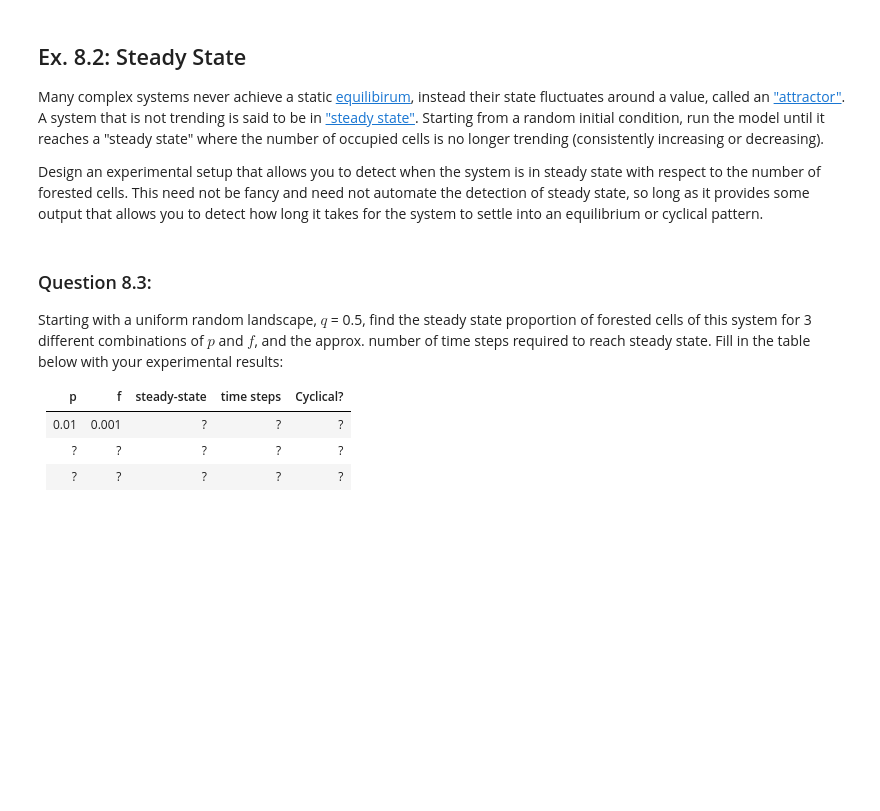
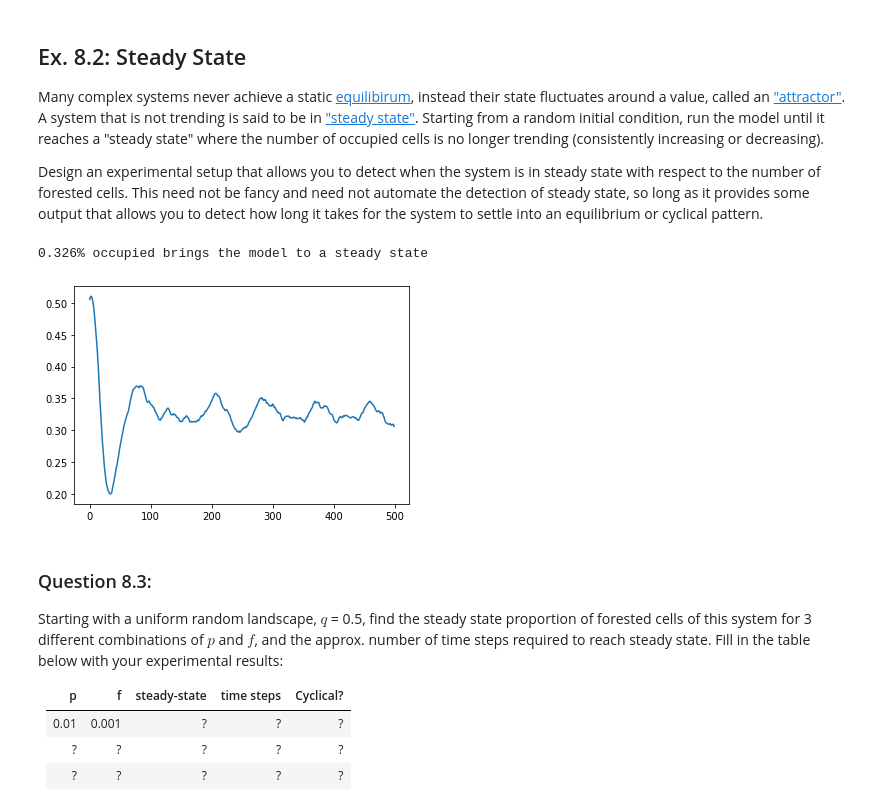
Before and after one commit to owengenge/cap-comp215, a Jupyter notebook: labs/lab07.ipynb, the cells around one changed output. Cells and saved outputs as stored; diff of their text form; code cells hidden in the pictures; blank space fills up the shorter version.

```diff
--- a/labs/lab07.ipynb
+++ b/labs/lab07.ipynb
@@ -177,10 +177,11 @@ class ForestFire:
           self.array[empty].shape,
           p = [self.p, 1-self.p]
           )
+      return self
 
   def num_occupied(self):
       """ return the number of cells occupied by forest """
-      return  0 # TODO: count the number of forested cells.
+      return  sum(sum(self.array==1)) # TODO: count the number of forested cells.
 
 
   def pct_occupied(self):
@@ -195,7 +196,7 @@ class ForestFire:
       plot_2D_array(self.array, axes=axes, title=title,
                     cmap=self.forest_colour_map, vmin=0, vmax=len(self.forest_colour_map.colors))
 
-m = ForestFire(10,p=0.09,f=0.009)
+m = ForestFire(10)
 # m.array = np.array([
 #     [1,0,0],
 #     [0,5,1],
@@ -252,3 +259,20 @@ This need not be fancy and need not automate the detection of steady state, so l
+# %%
+# Ex. 8.2 here
+# y = ForestFire(5,q=0.2)
+# c = Animation2D(y, frames=50)
+# c.show()
+
+def simulate(size, steps):
+  model = ForestFire(size)
+  per_occupied = [model.step().pct_occupied() for i in range(steps)]
+  steps_list = [i for i in range(steps)]
+  plt.plot(steps_list,per_occupied)
+  print(f'{round(np.average(per_occupied),3)}% occupied brings the model to a steady state')
+
+simulate(100, 500)
+# %% [output]
+0.326% occupied brings the model to a steady state
+[figure, added]
 # %% [markdown]
 ### Question 8.3:
 Starting with a uniform random landscape, $q$ = 0.5, find the steady state proportion of forested cells of this system for 3 different combinations of $p$ and $f$, and the approx. number of time steps required to reach steady state.
```
Also changed, not shown: parts of 4 cells of this notebook.
